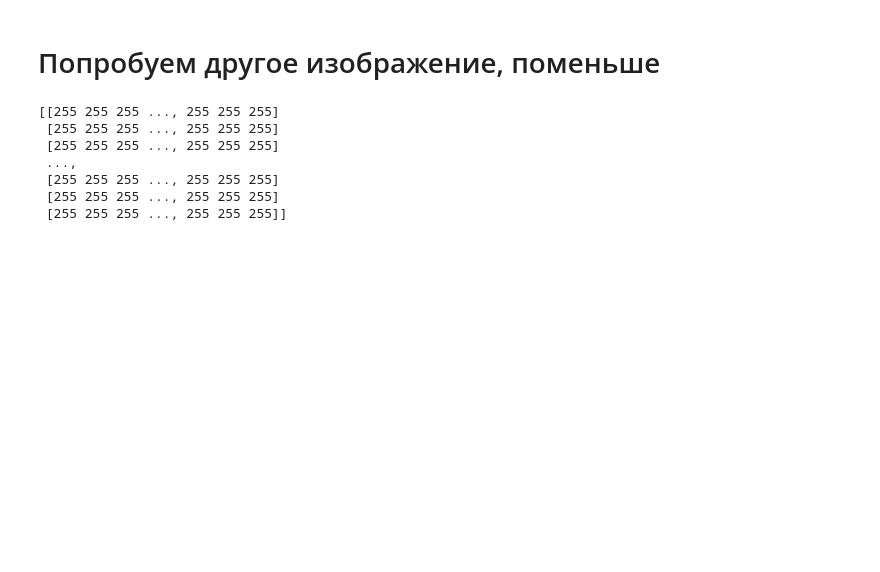
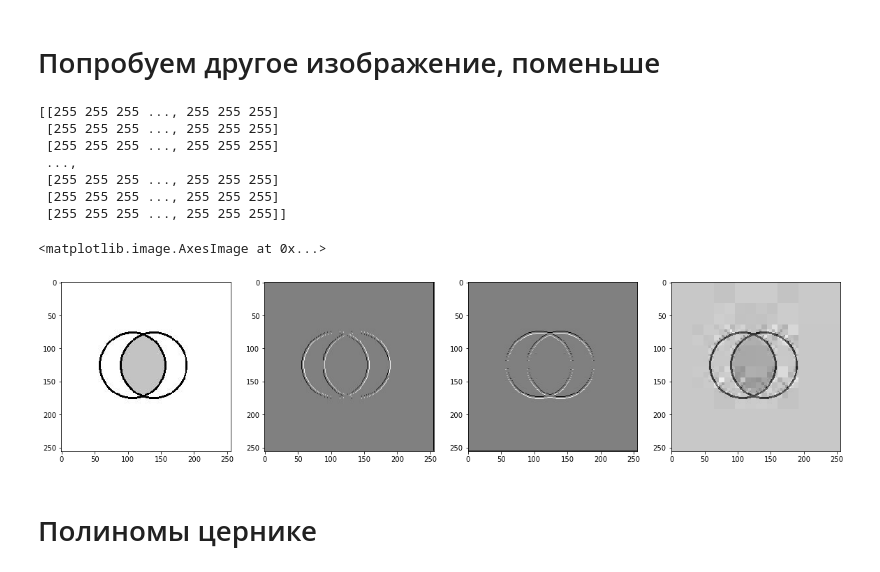
Before and after one commit to Satbek/-ourse-work-sem7, a Jupyter notebook: src/Программа.ipynb, the cells around one changed output. Drawn from its saved outputs; the diff is of its cells as text; code cells hidden in the pictures; blank space fills up the shorter version.

```diff
--- a/src/Программа.ipynb
+++ b/src/Программа.ipynb
@@ -246,3 +246,14 @@ LL[0] = np.array([[np.mean(image) * 1024]])
 M = int(np.log2(len(image)))
 # %%
 LL = syntesis(LL,LH, HL, HH, M)
+# %%
+f, axarr = plt.subplots(1,4,figsize=(20,20))
+axarr[0].imshow(image, cmap="gray")
+axarr[1].imshow(X_im, cmap = 'gray')
+axarr[2].imshow(Y_im, cmap = 'gray')
+axarr[3].imshow(LL[8], cmap="gray")
+# %% [output]
+<matplotlib.image.AxesImage at 0x...>
+[figure, added]
+# %% [markdown]
+# Полиномы цернике
```
Also changed, not shown: parts of 9 cells of this notebook.
